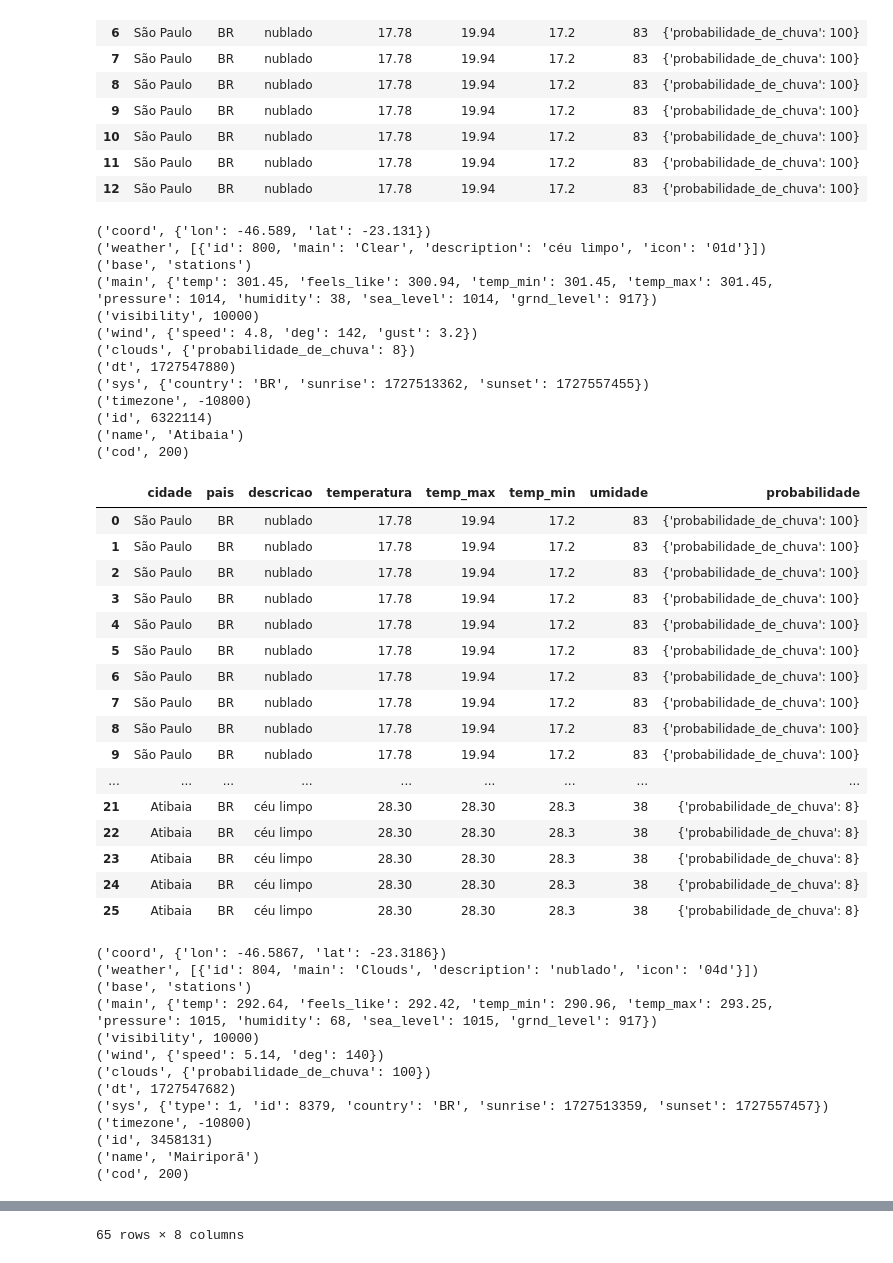
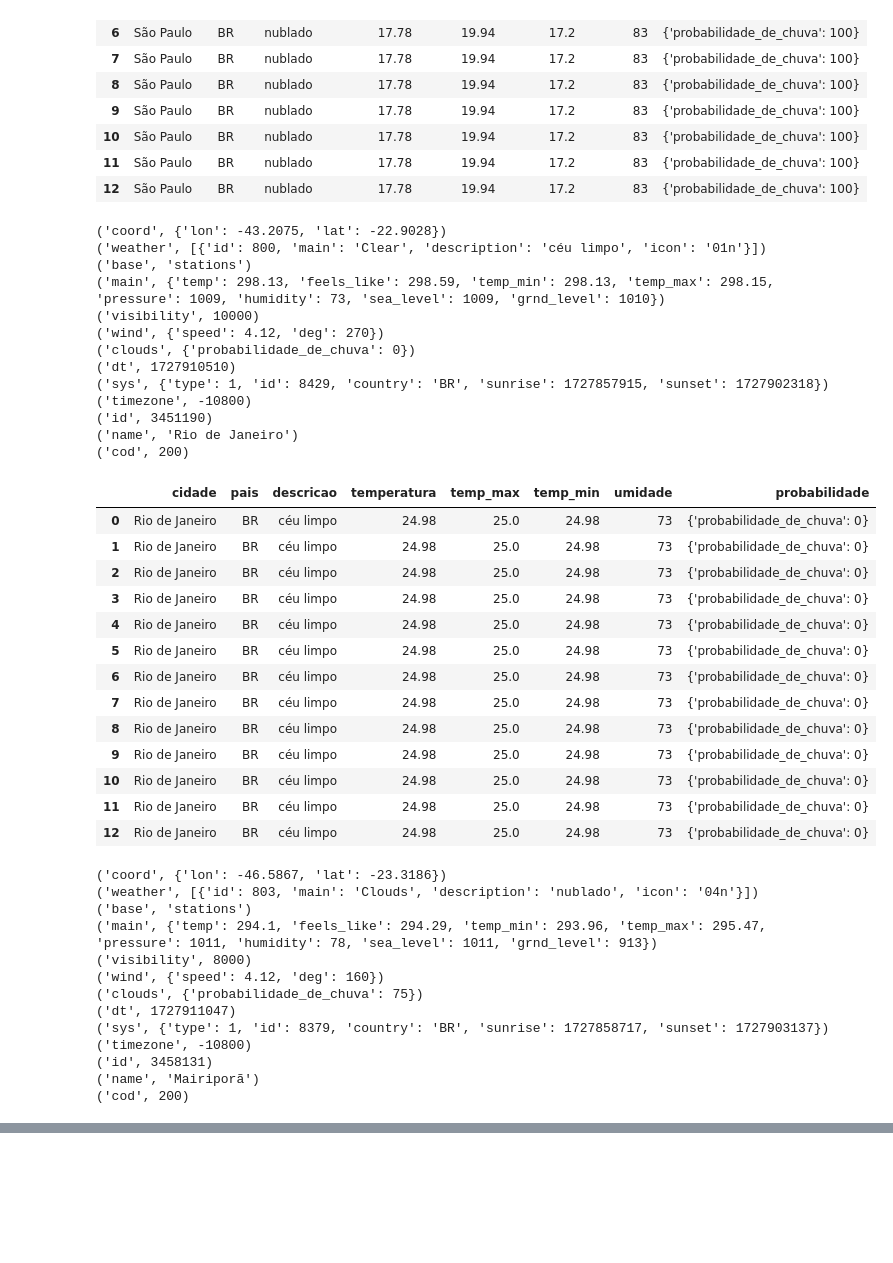
Before and after one commit to RafaellSanchez/projeto_ing, a Jupyter notebook: apis/app/utls/temp/api-temp.ipynb, the cells around one changed output, grey strips where cells are left out. Saved outputs shown, nothing was run; the diff lists cells and outputs as text; code cells hidden in the pictures; blank space fills up the shorter version.

```diff
--- a/apis/app/utls/temp/api-temp.ipynb
+++ b/apis/app/utls/temp/api-temp.ipynb
@@ -214,6 +214,7 @@ cidade = {'São Paulo', 'Rio de Janeiro', 'Mairiporã', 'Atibaia'}
 # lat = ' -23.19.07'
 # lon = '46.35.12'
 # excl = ''
+lista = []
 for cidades in cidade:
     link = f"https://api.openweathermap.org/data/2.5/weather?q={cidades}&appid={api_key}&lang=pt_br"
     requisicao = requests.get(link)
@@ -229,67 +230,64 @@ for cidades in cidade:
     temp_max = requisicao_js['main']['temp_max'] - 273.15
     temp_min = requisicao_js['main']['temp_min'] - 273.15
     umidade = requisicao_js['main']['humidity']
     timestamp = data
     data_legivel = datetime.utcfromtimestamp(timestamp).strftime('%Y-%m-%d %H:%M:%S')
     dt_atual = datetime.now().strftime('%Y%m%d')
 
 
     for resultado in requisicao_js.items():
         print(resultado)
         lista.append({
             'cidade': nome,
             'pais': pais,
             'descricao':descricao,
             'temperatura': temperatura,
             'temp_max': temp_max,
             'temp_min': temp_min,
             'umidade': umidade,
             'probabilidade': prob
             })
 
 
     df = pd.DataFrame(lista)
     display(df)
 # %% [output]
-('coord', {'lon': -46.589, 'lat': -23.131})
-('weather', [{'id': 800, 'main': 'Clear', 'description': 'céu limpo', 'icon': '01d'}])
+('coord', {'lon': -43.2075, 'lat': -22.9028})
+('weather', [{'id': 800, 'main': 'Clear', 'description': 'céu limpo', 'icon': '01n'}])
 ('base', 'stations')
-('main', {'temp': 301.45, 'feels_like': 300.94, 'temp_min': 301.45, 'temp_max': 301.45, 'pressure': 1014, 'humidity': 38, 'sea_level': 1014, 'grnd_level': 917})
+('main', {'temp': 298.13, 'feels_like': 298.59, 'temp_min': 298.13, 'temp_max': 298.15, 'pressure': 1009, 'humidity': 73, 'sea_level': 1009, 'grnd_level': 1010})
 ('visibility', 10000)
-('wind', {'speed': 4.8, 'deg': 142, 'gust': 3.2})
-('clouds', {'probabilidade_de_chuva': 8})
-('dt', 1727547880)
-('sys', {'country': 'BR', 'sunrise': 1727513362, 'sunset': 1727557455})
+('wind', {'speed': 4.12, 'deg': 270})
+('clouds', {'probabilidade_de_chuva': 0})
+('dt', 1727910510)
+('sys', {'type': 1, 'id': 8429, 'country': 'BR', 'sunrise': 1727857915, 'sunset': 1727902318})
 ('timezone', -10800)
-('id', 6322114)
-('name', 'Atibaia')
+('id', 3451190)
+('name', 'Rio de Janeiro')
 ('cod', 200)
 |  | cidade | pais | descricao | temperatura | temp_max | temp_min | umidade | probabilidade |
-| 0 | São Paulo | BR | nublado | 17.78 | 19.94 | 17.2 | 83 | {'probabilidade_de_chuva': 100} |
-| 1 | São Paulo | BR | nublado | 17.78 | 19.94 | 17.2 | 83 | {'probabilidade_de_chuva': 100} |
-| 2 | São Paulo | BR | nublado | 17.78 | 19.94 | 17.2 | 83 | {'probabilidade_de_chuva': 100} |
-| 3 | São Paulo | BR | nublado | 17.78 | 19.94 | 17.2 | 83 | {'probabilidade_de_chuva': 100} |
-| 4 | São Paulo | BR | nublado | 17.78 | 19.94 | 17.2 | 83 | {'probabilidade_de_chuva': 100} |
-| 5 | São Paulo | BR | nublado | 17.78 | 19.94 | 17.2 | 83 | {'probabilidade_de_chuva': 100} |
-| 6 | São Paulo | BR | nublado | 17.78 | 19.94 | 17.2 | 83 | {'probabilidade_de_chuva': 100} |
-| 7 | São Paulo | BR | nublado | 17.78 | 19.94 | 17.2 | 83 | {'probabilidade_de_chuva': 100} |
-| 8 | São Paulo | BR | nublado | 17.78 | 19.94 | 17.2 | 83 | {'probabilidade_de_chuva': 100} |
-| 9 | São Paulo | BR | nublado | 17.78 | 19.94 | 17.2 | 83 | {'probabilidade_de_chuva': 100} |
-| ... | ... | ... | ... | ... | ... | ... | ... | ... |
-| 21 | Atibaia | BR | céu limpo | 28.30 | 28.30 | 28.3 | 38 | {'probabilidade_de_chuva': 8} |
-| 22 | Atibaia | BR | céu limpo | 28.30 | 28.30 | 28.3 | 38 | {'probabilidade_de_chuva': 8} |
-| 23 | Atibaia | BR | céu limpo | 28.30 | 28.30 | 28.3 | 38 | {'probabilidade_de_chuva': 8} |
-| 24 | Atibaia | BR | céu limpo | 28.30 | 28.30 | 28.3 | 38 | {'probabilidade_de_chuva': 8} |
-| 25 | Atibaia | BR | céu limpo | 28.30 | 28.30 | 28.3 | 38 | {'probabilidade_de_chuva': 8} |
+| 0 | Rio de Janeiro | BR | céu limpo | 24.98 | 25.0 | 24.98 | 73 | {'probabilidade_de_chuva': 0} |
+| 1 | Rio de Janeiro | BR | céu limpo | 24.98 | 25.0 | 24.98 | 73 | {'probabilidade_de_chuva': 0} |
+| 2 | Rio de Janeiro | BR | céu limpo | 24.98 | 25.0 | 24.98 | 73 | {'probabilidade_de_chuva': 0} |
+| 3 | Rio de Janeiro | BR | céu limpo | 24.98 | 25.0 | 24.98 | 73 | {'probabilidade_de_chuva': 0} |
+| 4 | Rio de Janeiro | BR | céu limpo | 24.98 | 25.0 | 24.98 | 73 | {'probabilidade_de_chuva': 0} |
+| 5 | Rio de Janeiro | BR | céu limpo | 24.98 | 25.0 | 24.98 | 73 | {'probabilidade_de_chuva': 0} |
+| 6 | Rio de Janeiro | BR | céu limpo | 24.98 | 25.0 | 24.98 | 73 | {'probabilidade_de_chuva': 0} |
+| 7 | Rio de Janeiro | BR | céu limpo | 24.98 | 25.0 | 24.98 | 73 | {'probabilidade_de_chuva': 0} |
+| 8 | Rio de Janeiro | BR | céu limpo | 24.98 | 25.0 | 24.98 | 73 | {'probabilidade_de_chuva': 0} |
+| 9 | Rio de Janeiro | BR | céu limpo | 24.98 | 25.0 | 24.98 | 73 | {'probabilidade_de_chuva': 0} |
+| 10 | Rio de Janeiro | BR | céu limpo | 24.98 | 25.0 | 24.98 | 73 | {'probabilidade_de_chuva': 0} |
+| 11 | Rio de Janeiro | BR | céu limpo | 24.98 | 25.0 | 24.98 | 73 | {'probabilidade_de_chuva': 0} |
+| 12 | Rio de Janeiro | BR | céu limpo | 24.98 | 25.0 | 24.98 | 73 | {'probabilidade_de_chuva': 0} |
 ('coord', {'lon': -46.5867, 'lat': -23.3186})
-('weather', [{'id': 804, 'main': 'Clouds', 'description': 'nublado', 'icon': '04d'}])
+('weather', [{'id': 803, 'main': 'Clouds', 'description': 'nublado', 'icon': '04n'}])
 ('base', 'stations')
-('main', {'temp': 292.64, 'feels_like': 292.42, 'temp_min': 290.96, 'temp_max': 293.25, 'pressure': 1015, 'humidity': 68, 'sea_level': 1015, 'grnd_level': 917})
-('visibility', 10000)
-('wind', {'speed': 5.14, 'deg': 140})
-('clouds', {'probabilidade_de_chuva': 100})
-('dt', 1727547682)
-('sys', {'type': 1, 'id': 8379, 'country': 'BR', 'sunrise': 1727513359, 'sunset': 1727557457})
+('main', {'temp': 294.1, 'feels_like': 294.29, 'temp_min': 293.96, 'temp_max': 295.47, 'pressure': 1011, 'humidity': 78, 'sea_level': 1011, 'grnd_level': 913})
+('visibility', 8000)
+('wind', {'speed': 4.12, 'deg': 160})
+('clouds', {'probabilidade_de_chuva': 75})
+('dt', 1727911047)
+('sys', {'type': 1, 'id': 8379, 'country': 'BR', 'sunrise': 1727858717, 'sunset': 1727903137})
 ('timezone', -10800)
 ('id', 3458131)
 ('name', 'Mairiporã')
@@ -369 +371,0 @@ for cidades in cidade:
-65 rows × 8 columns
```
Also changed, not shown: parts of 2 cells of this notebook, 1 other file.
